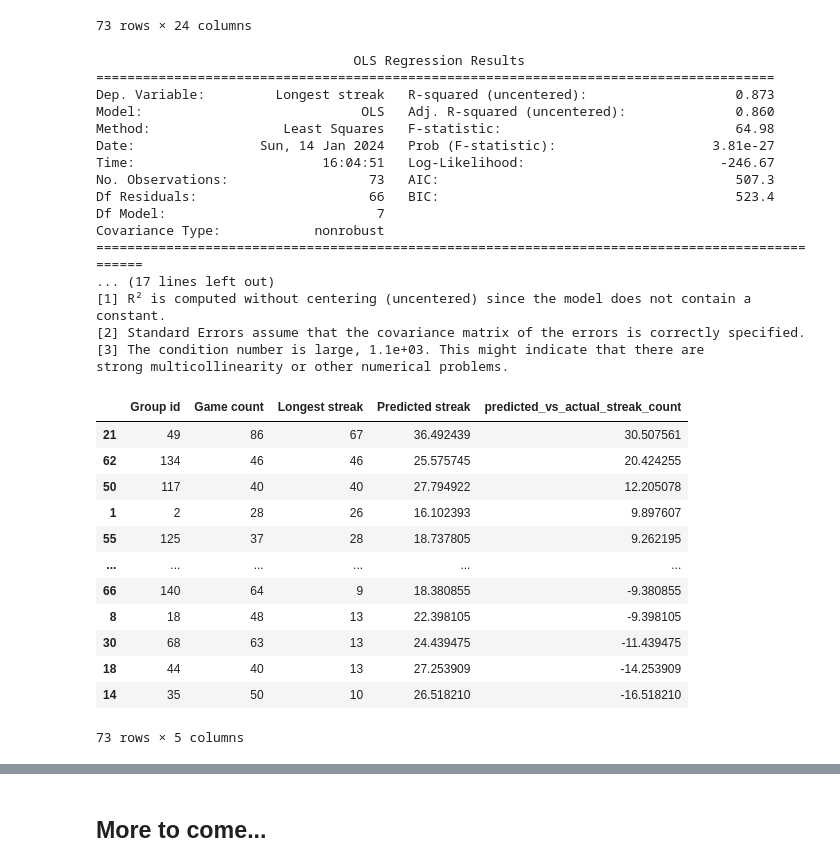
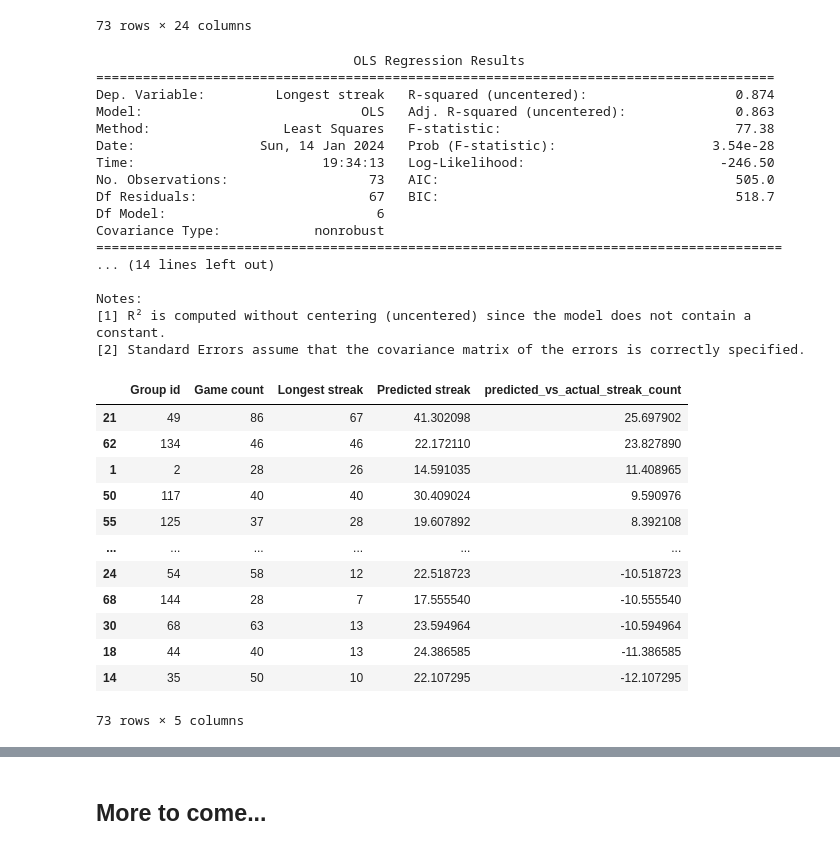
Before and after one commit to vzornic/hikaru-interesting-analysis, a Jupyter notebook: analysis.ipynb, the cells around one changed output, grey strips where cells are left out. Drawn from its saved outputs; the diff is of its cells as text; code cells hidden in the pictures.

```diff
--- a/analysis.ipynb
+++ b/analysis.ipynb
@@ -1963,57 +1963,59 @@ regression_6_df.sort_values(by='Longest streak', ascending=False)
 # %%
 import statsmodels.api as sm
 
 ## Linear regression of streak games
+regression_6_df['log_avg_rating'] = np.log(regression_6_df['Avg opponent rating'])
+regression_6_df['log_unique_opponents'] = np.log(regression_6_df['unique_opponents'])
 
-features = ['Game count', 'Avg opponent rating', 'Only moves %', 'Opponent Top two moves %',  'Win when L>4', 'unique_opponents', 'opponent_v_hikaru_performance']
+features = ['Game count', 'Only moves %', 'Win when L>4', 'hikaru_v_performance', 'log_avg_rating', 'log_unique_opponents']
 
 # Create and fit the multiple regression model
 X = regression_6_df[features]
 y = regression_6_df['Longest streak']
 
 # Create the model
 model = sm.OLS(y, X)
 
 # Fit the model
 result = model.fit()
 
 # Display the multiple regression results
 print(result.summary())
 
 predictions = result.predict(regression_6_df[features])
 regression_6_df['Predicted streak'] = predictions
 regression_6_df['predicted_vs_actual_streak_count'] = regression_6_df['Longest streak'] - regression_6_df['Predicted streak']
 regression_6_df[['Group id', 'Game count', 'Longest streak', 'Predicted streak', 'predicted_vs_actual_streak_count']].sort_values(by='predicted_vs_actual_streak_count', ascending=False)
 # %% [output]
                                  OLS Regression Results
 =======================================================================================
-Dep. Variable:         Longest streak   R-squared (uncentered):                   0.873
-Model:                            OLS   Adj. R-squared (uncentered):              0.860
-Method:                 Least Squares   F-statistic:                              64.98
-Date:                Sun, 14 Jan 2024   Prob (F-statistic):                    3.81e-27
-Time:                        16:04:51   Log-Likelihood:                         -246.67
-No. Observations:                  73   AIC:                                      507.3
-Df Residuals:                      66   BIC:                                      523.4
-Df Model:                           7
+Dep. Variable:         Longest streak   R-squared (uncentered):                   0.874
+Model:                            OLS   Adj. R-squared (uncentered):              0.863
+Method:                 Least Squares   F-statistic:                              77.38
+Date:                Sun, 14 Jan 2024   Prob (F-statistic):                    3.54e-28
+Time:                        19:34:13   Log-Likelihood:                         -246.50
+No. Observations:                  73   AIC:                                      505.0
+Df Residuals:                      67   BIC:                                      518.7
+Df Model:                           6
 Covariance Type:            nonrobust
-=================================================================================================
-... (17 lines left out)
+========================================================================================
+... (14 lines left out)
+
+Notes:
 [1] R² is computed without centering (uncentered) since the model does not contain a constant.
 [2] Standard Errors assume that the covariance matrix of the errors is correctly specified.
-[3] The condition number is large, 1.1e+03. This might indicate that there are
-strong multicollinearity or other numerical problems.
 |  | Group id | Game count | Longest streak | Predicted streak | predicted_vs_actual_streak_count |
-| 21 | 49 | 86 | 67 | 36.492439 | 30.507561 |
-| 62 | 134 | 46 | 46 | 25.575745 | 20.424255 |
-| 50 | 117 | 40 | 40 | 27.794922 | 12.205078 |
-| 1 | 2 | 28 | 26 | 16.102393 | 9.897607 |
-| 55 | 125 | 37 | 28 | 18.737805 | 9.262195 |
+| 21 | 49 | 86 | 67 | 41.302098 | 25.697902 |
+| 62 | 134 | 46 | 46 | 22.172110 | 23.827890 |
+| 1 | 2 | 28 | 26 | 14.591035 | 11.408965 |
+| 50 | 117 | 40 | 40 | 30.409024 | 9.590976 |
+| 55 | 125 | 37 | 28 | 19.607892 | 8.392108 |
 | ... | ... | ... | ... | ... | ... |
-| 66 | 140 | 64 | 9 | 18.380855 | -9.380855 |
-| 8 | 18 | 48 | 13 | 22.398105 | -9.398105 |
-| 30 | 68 | 63 | 13 | 24.439475 | -11.439475 |
-| 18 | 44 | 40 | 13 | 27.253909 | -14.253909 |
-| 14 | 35 | 50 | 10 | 26.518210 | -16.518210 |
+| 24 | 54 | 58 | 12 | 22.518723 | -10.518723 |
+| 68 | 144 | 28 | 7 | 17.555540 | -10.555540 |
+| 30 | 68 | 63 | 13 | 23.594964 | -10.594964 |
+| 18 | 44 | 40 | 13 | 24.386585 | -11.386585 |
+| 14 | 35 | 50 | 10 | 22.107295 | -12.107295 |
 73 rows × 5 columns
 # %% [markdown]
 The regression model we built here do have a different set of features affecting R-squared value which is likely expected due to different set of games we grouped more naturally. However, big part of features do overlap with difference that here we added:
```
Also changed, not shown: parts of 2 cells of this notebook.
